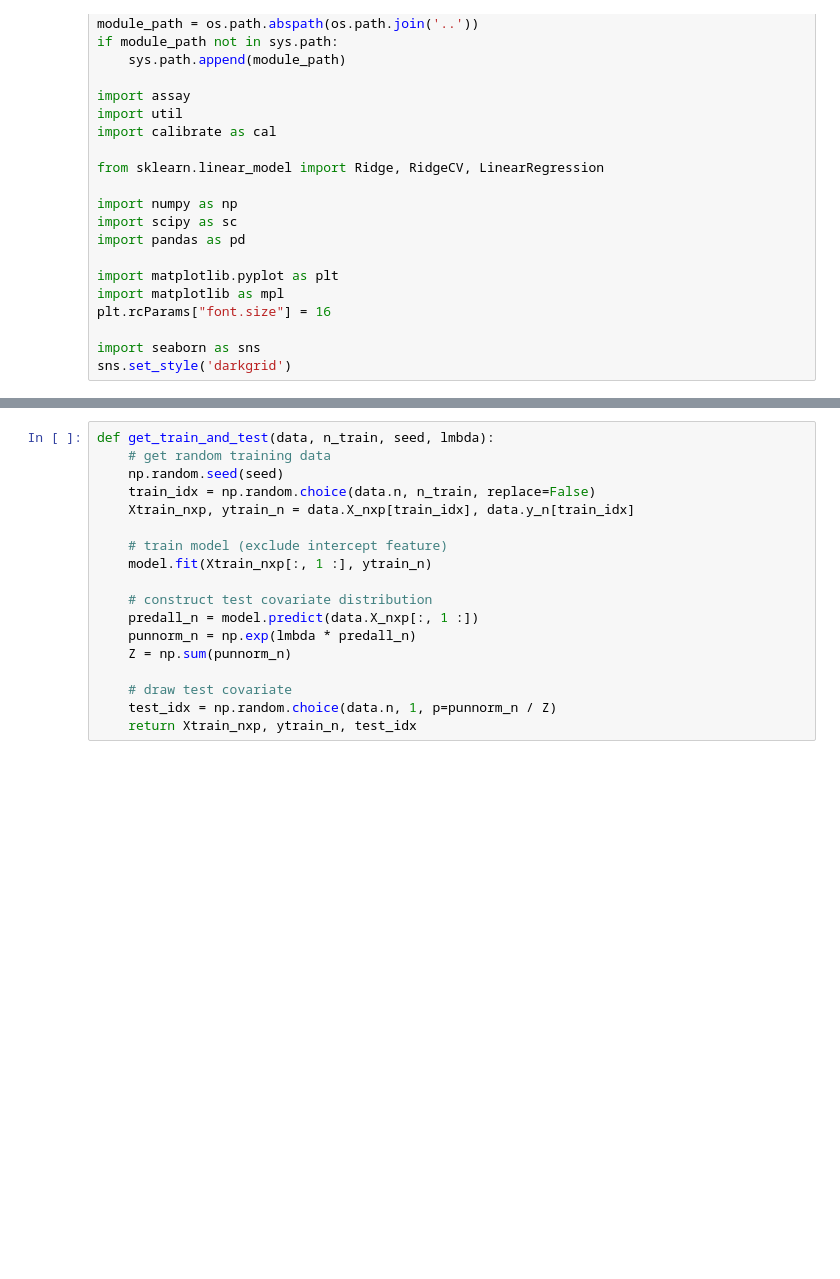
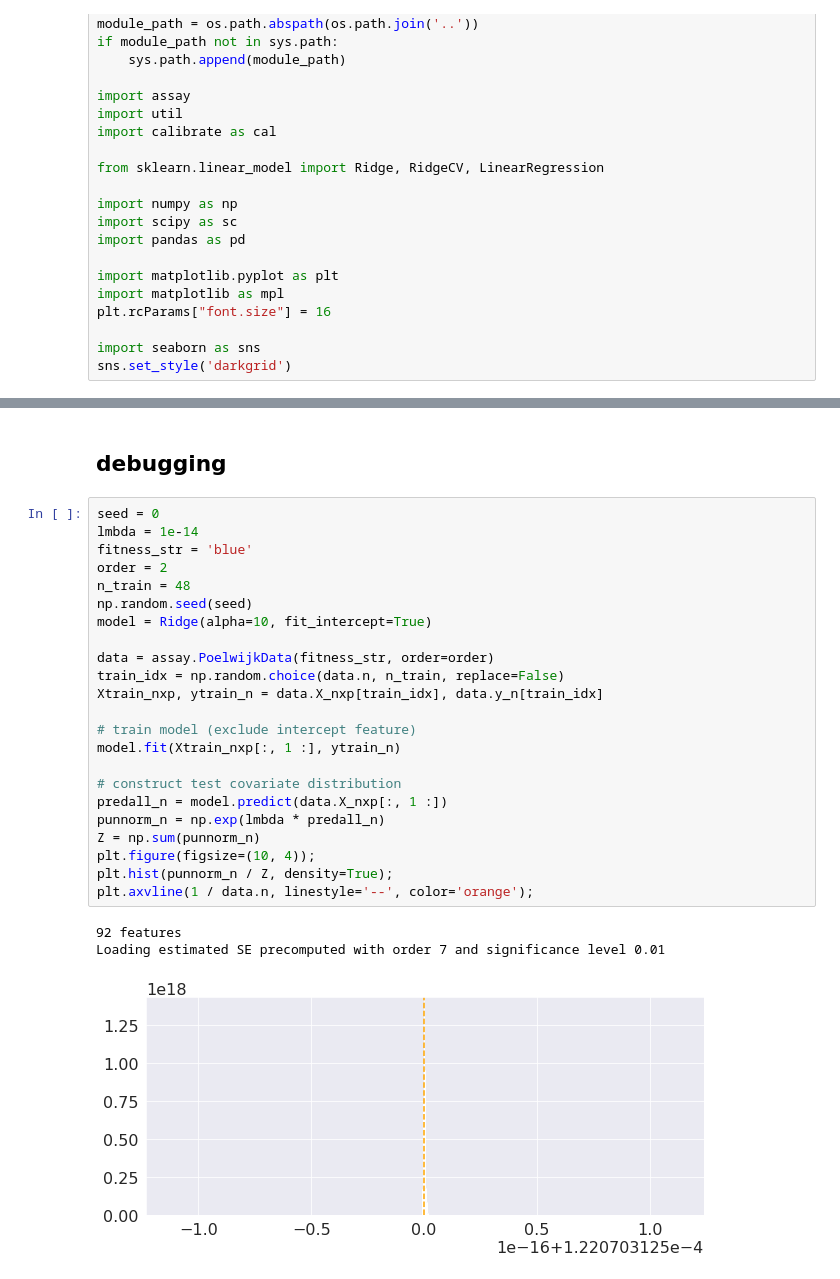
Before and after one commit to clarafy/conformal-for-design, a Jupyter notebook: notebooks/adaptive-112221.ipynb, the cells around one changed output, grey strips where cells are left out. Cells and saved outputs as stored; diff of their text form; blank space fills up the shorter version.

```diff
--- a/notebooks/adaptive-112221.ipynb
+++ b/notebooks/adaptive-112221.ipynb
@@ -27,18 +97,29 @@ sns.set_style('darkgrid')
+# %% [markdown]
+## debugging
 # %%
-def get_train_and_test(data, n_train, seed, lmbda):
-    # get random training data
-    np.random.seed(seed)
-    train_idx = np.random.choice(data.n, n_train, replace=False)
-    Xtrain_nxp, ytrain_n = data.X_nxp[train_idx], data.y_n[train_idx]
+seed = 0
+lmbda = 1e-14
+fitness_str = 'blue'
+order = 2
+n_train = 48
+np.random.seed(seed)
+model = Ridge(alpha=10, fit_intercept=True)
 
-    # train model (exclude intercept feature)
-    model.fit(Xtrain_nxp[:, 1 :], ytrain_n)
+data = assay.PoelwijkData(fitness_str, order=order)
+train_idx = np.random.choice(data.n, n_train, replace=False)
+Xtrain_nxp, ytrain_n = data.X_nxp[train_idx], data.y_n[train_idx]
 
-    # construct test covariate distribution
-    predall_n = model.predict(data.X_nxp[:, 1 :])
-    punnorm_n = np.exp(lmbda * predall_n)
-    Z = np.sum(punnorm_n)
+# train model (exclude intercept feature)
+model.fit(Xtrain_nxp[:, 1 :], ytrain_n)
 
-    # draw test covariate
-    test_idx = np.random.choice(data.n, 1, p=punnorm_n / Z)
-    return Xtrain_nxp, ytrain_n, test_idx
+# construct test covariate distribution
+predall_n = model.predict(data.X_nxp[:, 1 :])
+punnorm_n = np.exp(lmbda * predall_n)
+Z = np.sum(punnorm_n)
+plt.figure(figsize=(10, 4));
+plt.hist(punnorm_n / Z, density=True);
+plt.axvline(1 / data.n, linestyle='--', color='orange');
+# %% [output]
+92 features
+Loading estimated SE precomputed with order 7 and significance level 0.01
+[figure, added]
```
Also changed, not shown: parts of 8 cells of this notebook, 3 other files.
